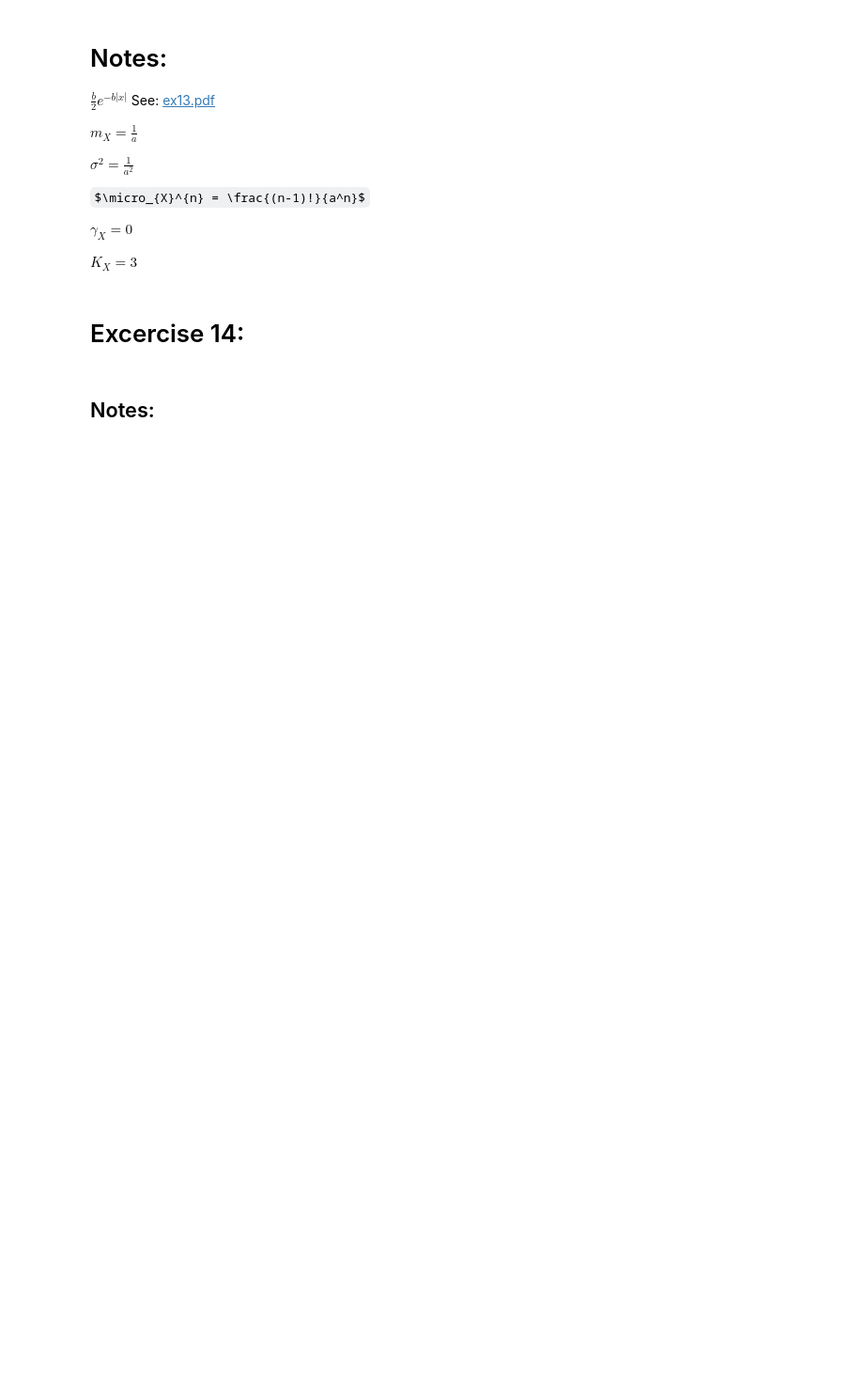
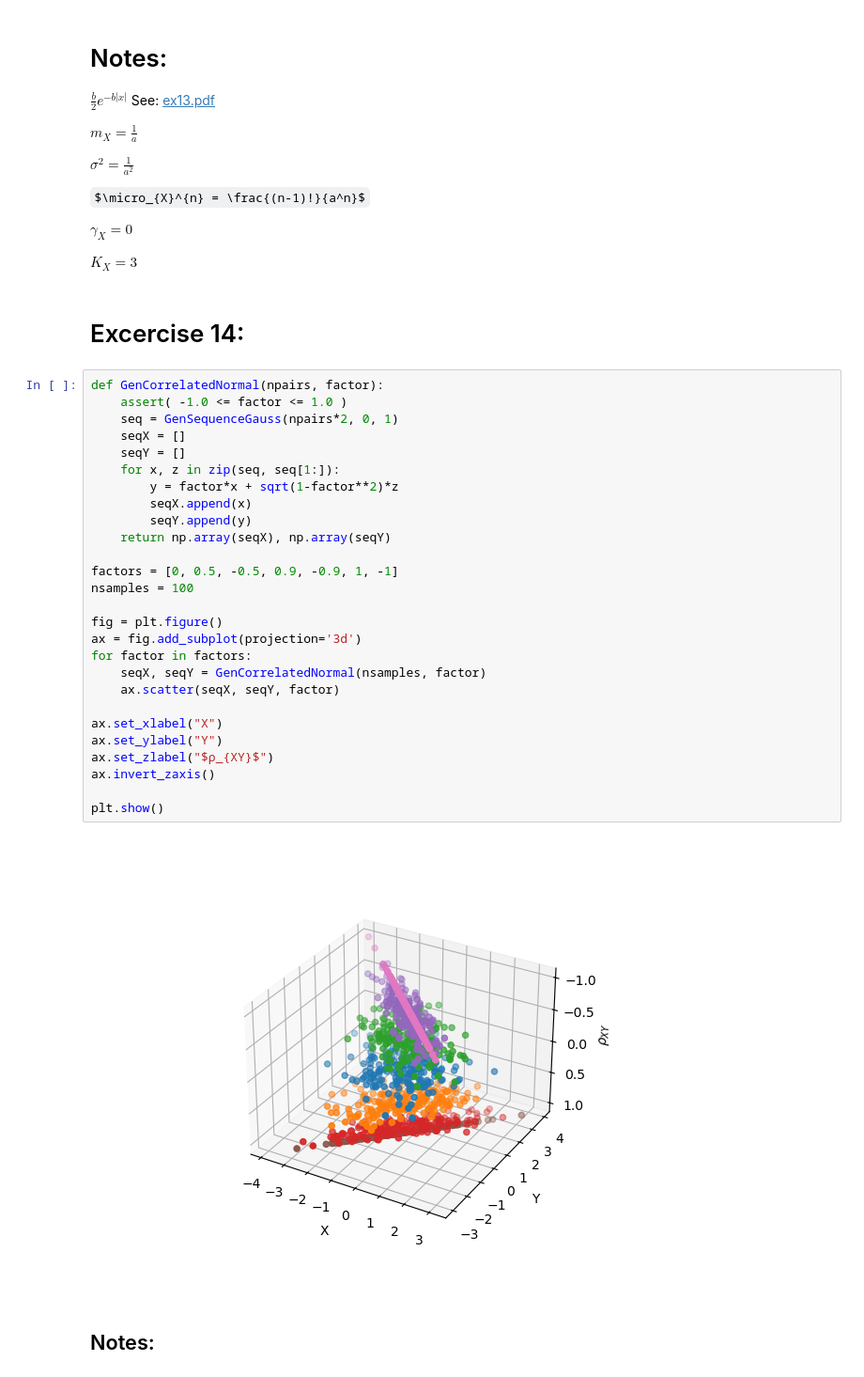
Before and after one commit to RedOrbweaver/STSex, a Jupyter notebook: ex0.ipynb, the cells around one changed output. Shown at 94% size. Saved outputs shown, nothing was run; the diff lists cells and outputs as text; some formulas as TeX source; blank space fills up the shorter version.

```diff
--- a/ex0.ipynb
+++ b/ex0.ipynb
@@ -615,5 +698,34 @@ $\gamma_X = 0$
 $K_X = 3$
 # %% [markdown]
 # Excercise 14:
+# %%
+def GenCorrelatedNormal(npairs, factor):
+    assert( -1.0 <= factor <= 1.0 )
+    seq = GenSequenceGauss(npairs*2, 0, 1)
+    seqX = []
+    seqY = []
+    for x, z in zip(seq, seq[1:]):
+        y = factor*x + sqrt(1-factor**2)*z
+        seqX.append(x)
+        seqY.append(y)
+    return np.array(seqX), np.array(seqY)
+
+factors = [0, 0.5, -0.5, 0.9, -0.9, 1, -1]
+nsamples = 100
+
+fig = plt.figure()
+ax = fig.add_subplot(projection='3d')
+for factor in factors:
+    seqX, seqY = GenCorrelatedNormal(nsamples, factor)
+    ax.scatter(seqX, seqY, factor)
+
+ax.set_xlabel("X")
+ax.set_ylabel("Y")
+ax.set_zlabel("$ρ_{XY}$")
+ax.invert_zaxis()
+
+plt.show()
+# %% [output]
+[figure, added]
 # %% [markdown]
 ## Notes:
```
Also changed, not shown: parts of 11 cells of this notebook.
